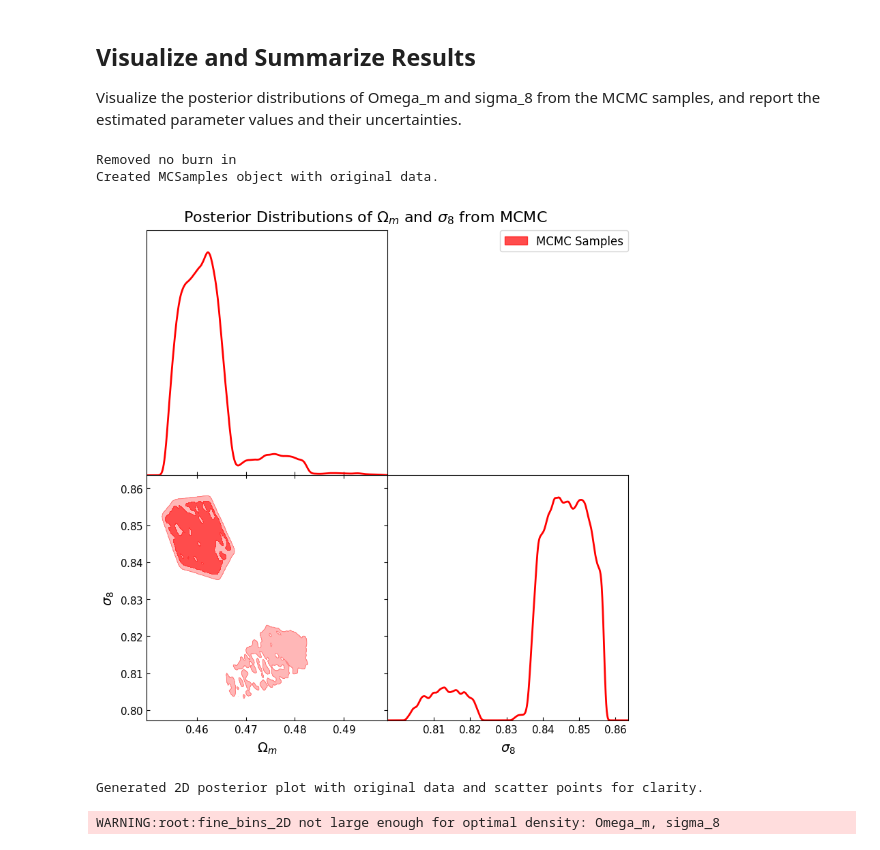
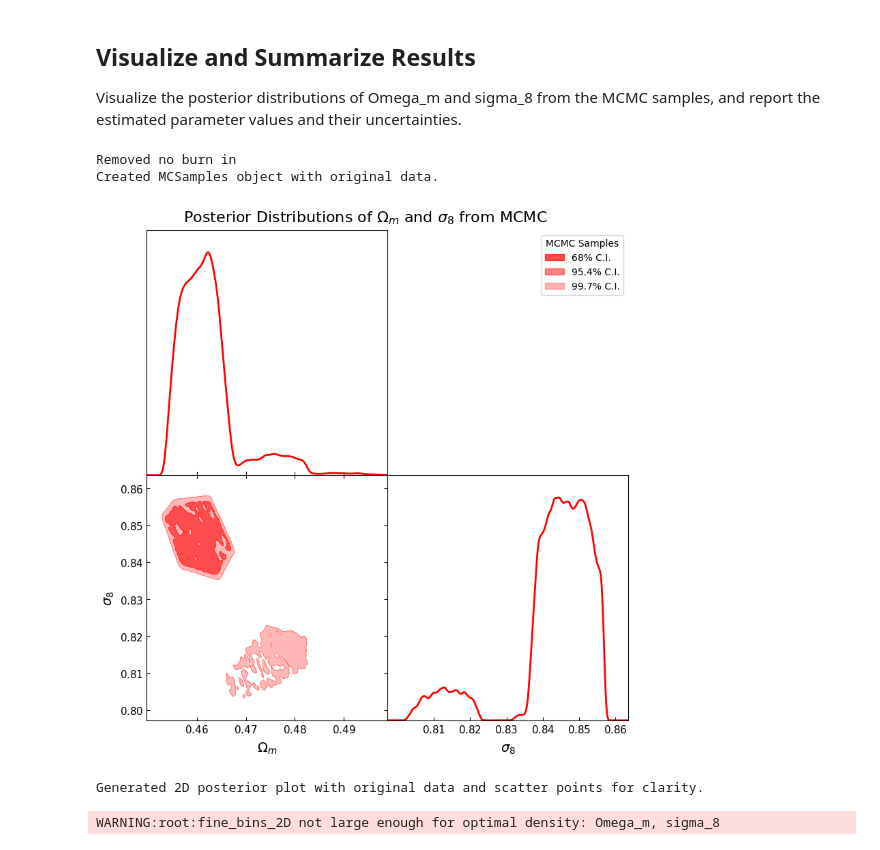
Before and after one commit to amf599-cyber/CMD_LAB7-8, a Jupyter notebook: LAB7-AFworkingcopy2.ipynb, the cells around one changed output. Cells and saved outputs as stored; diff of their text form; code cells hidden in the pictures.

```diff
--- a/LAB7-AFworkingcopy2.ipynb
+++ b/LAB7-AFworkingcopy2.ipynb
@@ -454,56 +454,48 @@ import numpy as np
 from getdist import MCSamples, plots
 import matplotlib.pyplot as plt
 import pandas as pd
+import matplotlib.patches as mpatches
 
 # Use original flat_samples_likelihood directly
 # 1. Create an MCSamples object with original samples and proper LaTeX labels
 # 2. Generate a 2D marginalized posterior plot (triangle plot)
 g = plots.get_subplot_plotter(width_inch=8)
 
 samples1 = MCSamples(
     samples=flat_samples,
     names=["Omega_m","sigma_8"],
     labels=[r"\Omega_m", r"\sigma_8"]
 )
 
-# # Create samples2 from the true Omega_m and sigma_8 values
-# true_params_for_mcsamples = np.array([omega_m_values, sigma_8_values]).T
-
-# samples2 = MCSamples(
-#     samples=true_params_for_mcsamples,
-#     names=["Omega_m","sigma_8"],
-#     labels=[r"\Omega_m", r"\sigma_8"]
-# )
-
 print("Created MCSamples object with original data.")
 
-# Plot samples1 (MCMC) as filled blue contours and samples2 (True parameters) as red line contours
 g.triangle_plot(
     [samples1],
-    #add_2d_scatter=[samples1, samples1[:,0], samples1[:,1], color:='blue', alpha:=1, ax:=(1,0)],
-    add_2d_density_contours=[True],
-    #normed=True,
-    colors=['red'],
+    line_args=[{'lw': 2, 'color': 'red'}],
     contour_colors=['red'],
-    smooth_scale_2D = 0.3,
-    smooth_scale_1D = 0.8,
-    fine_bins_2D = 2000,
     filled=[True],
-    contour_levels=[0.68, 0.954], # Explicitly set contour levels for 68% and 95% C.I.
-    line_args=[{'lw': 2, 'color': 'red'}],
-    legend_labels=['MCMC Samples'],
-    legend_loc='upper right',
-    contour_args=[{'alpha': 0.7}] # Transparency for filled contours
+    smooth_scale_2D=0.1,
+    contour_levels=[{0.68, 0.954, 0.997}], # Explicitly set contour levels for 68% and 95% C.I.
+    contour_args=[{'alpha': 0.7}], # Transparency for filled contours
+    #legend_labels=['MCMC Samples'],
+    #legend_loc='upper right'
 )
 
+# Create custom legend entries for confidence intervals
+red_patch_68 = mpatches.Patch(color='red', alpha=0.7, label='68% C.I.')
+red_patch_95 = mpatches.Patch(color='red', alpha=0.5, label='95.4% C.I.')
+red_patch_99 = mpatches.Patch(color='red', alpha=0.3, label='99.7% C.I.')
+
+# Add custom legend to the plot
+plt.legend(handles=[red_patch_68, red_patch_95, red_patch_99], loc='upper right', bbox_to_anchor=(1, 2), title='MCMC Samples')
 plt.suptitle(r'Posterior Distributions of $\Omega_m$ and $\sigma_8$ from MCMC', fontsize=16, y=1.02) # Adjusted y position
 plt.show()
 
 print("Generated 2D posterior plot with original data and scatter points for clarity.")
 # %% [output]
 Removed no burn in
 Created MCSamples object with original data.
-[figure, old version]
+[figure, new version]
 Generated 2D posterior plot with original data and scatter points for clarity.
 # %%
 # troubleshooting plotting data
```
Also changed, not shown: parts of 8 cells of this notebook.
